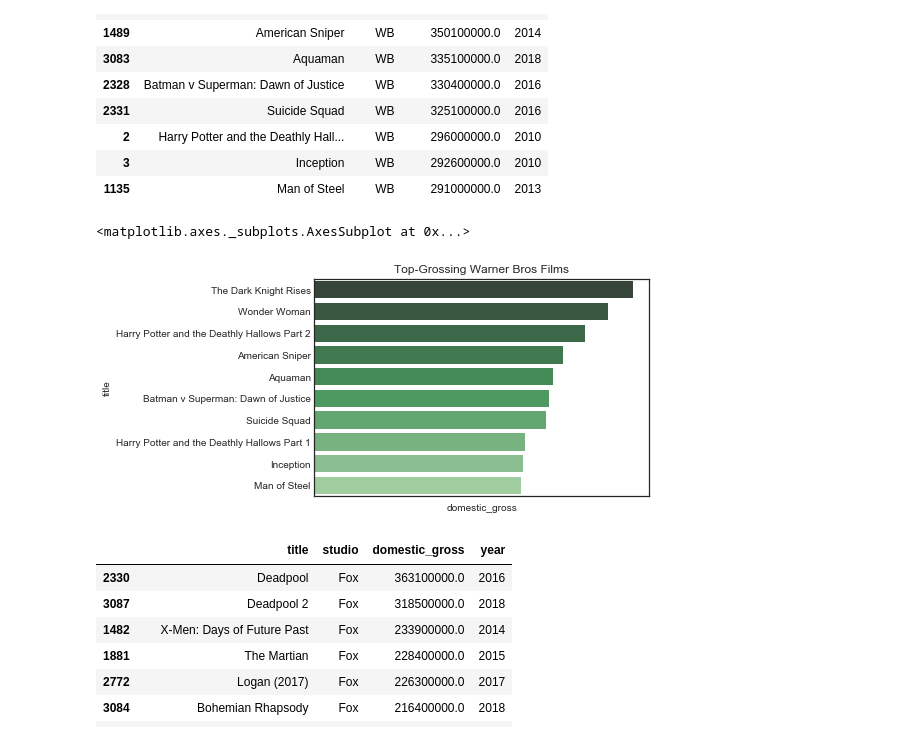
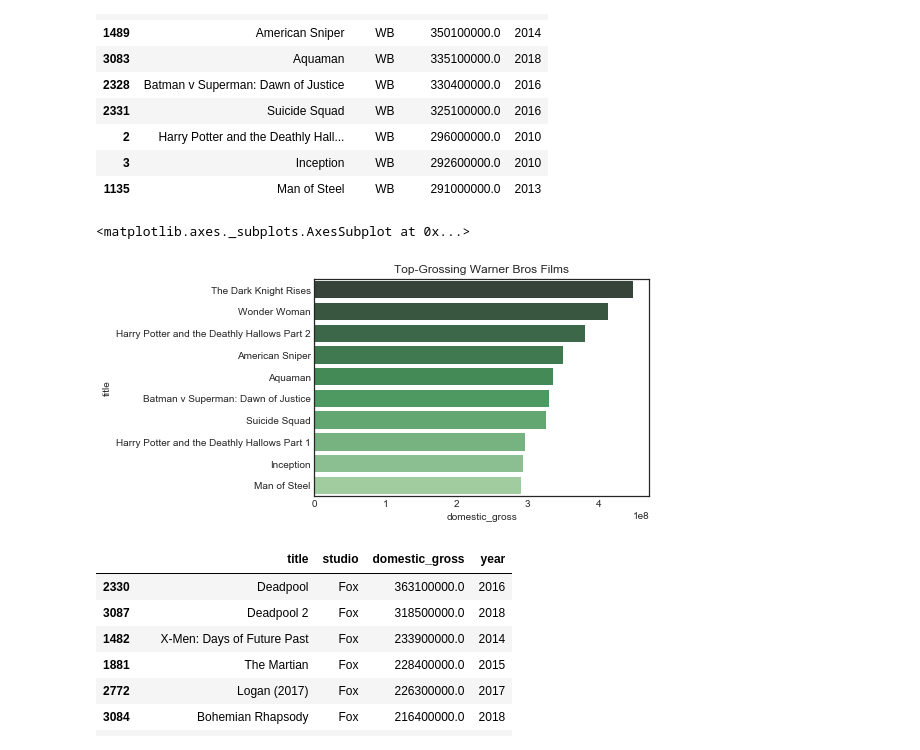
Before and after one commit to tiaplagata/dsc-phase-1-project-online, a Jupyter notebook: student.ipynb, the cells around one changed output. Saved outputs shown, nothing was run; the diff lists cells and outputs as text; code cells hidden in the pictures.

```diff
--- a/student.ipynb
+++ b/student.ipynb
@@ -406,16 +432,15 @@ top_WB.head(10)
 | 3 | Inception | WB | 292600000.0 | 2010 |
 | 1135 | Man of Steel | WB | 291000000.0 | 2013 |
 # %%
-WB_plot = sns.barplot(data=top_WB.head(10),
-                      x='domestic_gross',
-                      y='title',
-                     palette='Greens_d')
+# Plot top grossing films for WB
+WB_plot = sns.barplot(data = top_WB.head(10),
+                      x = 'domestic_gross',
+                      y = 'title',
+                     palette = 'Greens_d')
 
-WB_plot.set_xticklabels(labels= WB_plot.get_xticklabels(),
-                        rotation = 90)
 WB_plot.set_title('Top-Grossing Warner Bros Films')
 WB_plot
 # %% [output]
 <matplotlib.axes._subplots.AxesSubplot at 0x...>
-[figure, old version]
+[figure, new version]
 # %%
```
Also changed, not shown: parts of 143 cells of this notebook.
